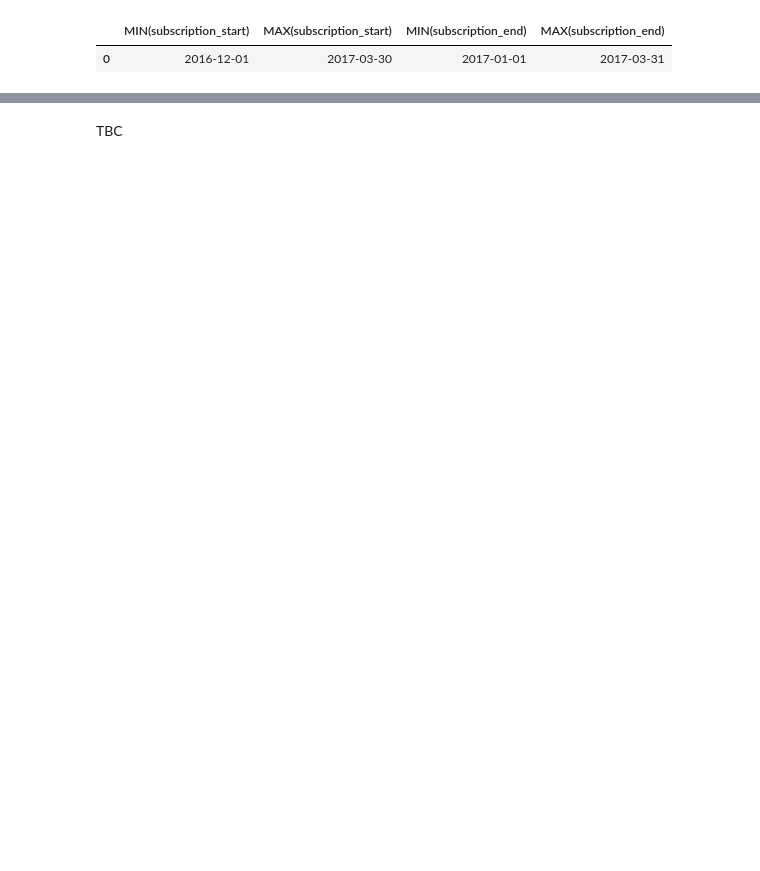
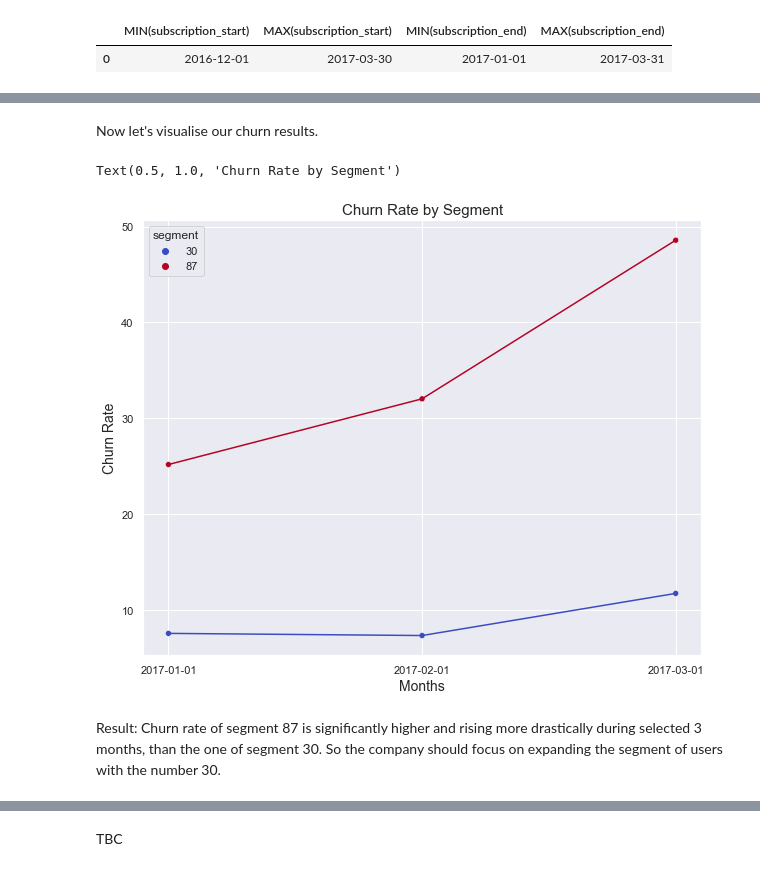
Before and after one commit to 3quetra/portfolio, a Jupyter notebook: sql/marketing_analysis.ipynb, the cells around one changed output, grey strips where cells are left out. Cells and saved outputs as stored; diff of their text form; code cells hidden in the pictures; blank space fills up the shorter version.

Commit message:
Add churn calculations

```diff
--- a/sql/marketing_analysis.ipynb
+++ b/sql/marketing_analysis.ipynb
@@ -539,0 +619,20 @@ We are going to calculate the churn rate for both segments (87 and 30) over the
+# %% [markdown]
+Now let's visualise our churn results.
+# %%
+# Prepare figure
+sns.set(style='darkgrid')
+plt.figure(figsize = (10,8))
+
+# Draw plots
+sns.lineplot(data=churn, x='month', y='churn_rate', hue='segment', palette='coolwarm', legend=False)
+sns.scatterplot(data=churn, x='month', y='churn_rate', hue='segment', palette='coolwarm',legend=True)
+
+# Add descriptions
+plt.xlabel('Months', fontsize=14)
+plt.ylabel('Churn Rate', fontsize=14)
+plt.title('Churn Rate by Segment', fontsize=15)
+# %% [output]
+Text(0.5, 1.0, 'Churn Rate by Segment')
+[figure, added]
+# %% [markdown]
+Result: Churn rate of segment 87 is significantly higher and rising more drastically during selected 3 months, than the one of segment 30. So the company should focus on expanding the segment of users with the number 30.
```
Also changed, not shown: parts of 7 cells of this notebook, 1 other file.
